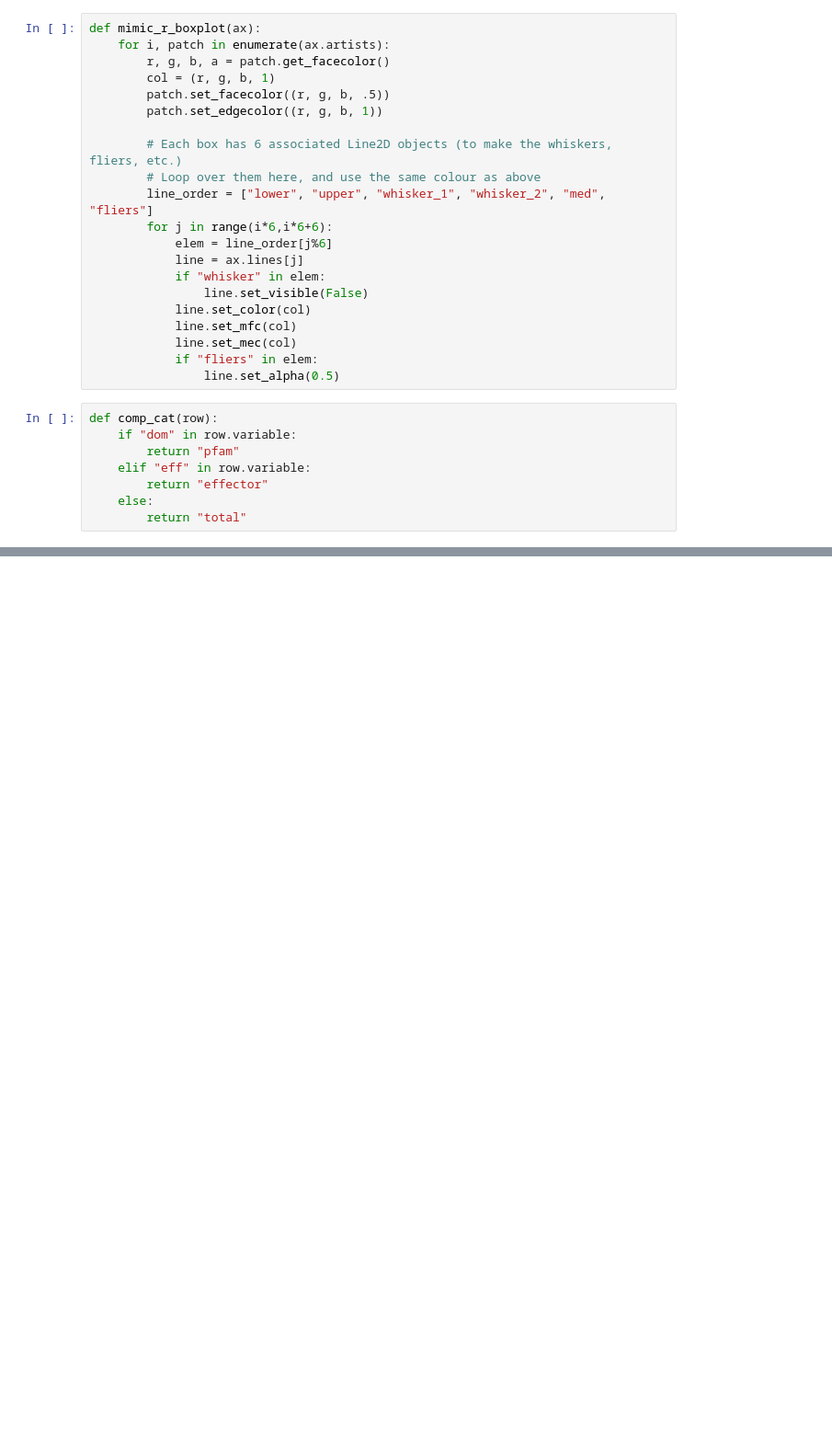
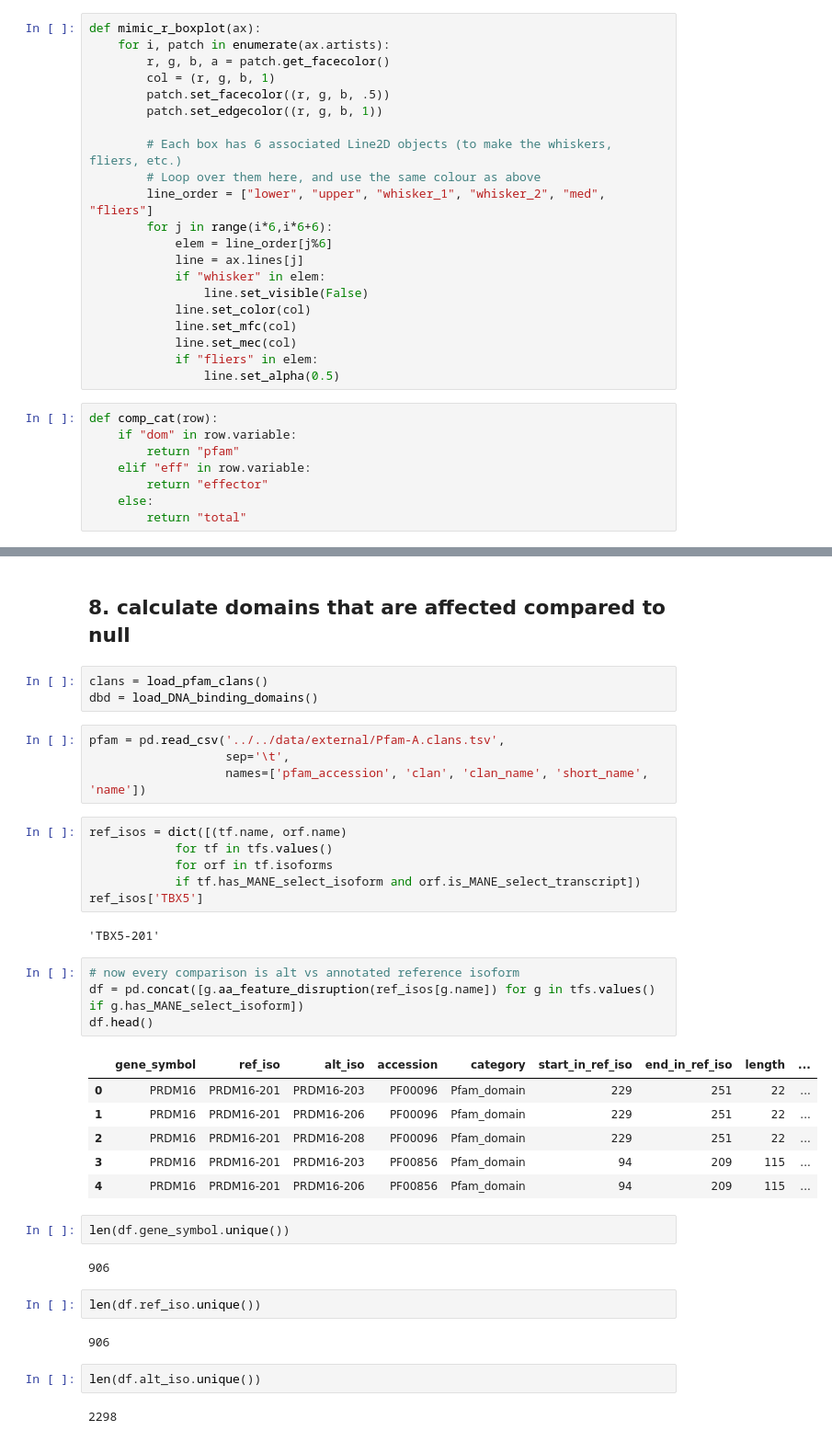
Before and after one commit to CCSB-DFCI/TF_isoforms_paper, a Jupyter notebook: src/gencode_analyses/Fig1__Gencode_Analyses.ipynb, the cells around one changed output, grey strips where cells are left out. Shown at 92% size. Saved outputs shown, nothing was run; the diff lists cells and outputs as text; blank space fills up the shorter version.

```diff
--- a/src/gencode_analyses/Fig1__Gencode_Analyses.ipynb
+++ b/src/gencode_analyses/Fig1__Gencode_Analyses.ipynb
@@ -1334,0 +1447,40 @@ len(ref_alt_map_nonan[(ref_alt_map_nonan["perc_dd_eff"] > 0) |
+# %% [markdown]
+## 8. calculate domains that are affected compared to null
+# %%
+clans = load_pfam_clans()
+dbd = load_DNA_binding_domains()
+# %%
+pfam = pd.read_csv('../../data/external/Pfam-A.clans.tsv',
+                   sep='\t',
+                   names=['pfam_accession', 'clan', 'clan_name', 'short_name', 'name'])
+# %%
+ref_isos = dict([(tf.name, orf.name)
+            for tf in tfs.values()
+            for orf in tf.isoforms
+            if tf.has_MANE_select_isoform and orf.is_MANE_select_transcript])
+ref_isos['TBX5']
+# %% [output]
+'TBX5-201'
+# %%
+# now every comparison is alt vs annotated reference isoform
+df = pd.concat([g.aa_feature_disruption(ref_isos[g.name]) for g in tfs.values() if g.has_MANE_select_isoform])
+df.head()
+# %% [output]
+|  | gene_symbol | ref_iso | alt_iso | accession | category | start_in_ref_iso | end_in_ref_iso | length | ... |
+| 0 | PRDM16 | PRDM16-201 | PRDM16-203 | PF00096 | Pfam_domain | 229 | 251 | 22 | ... |
+| 1 | PRDM16 | PRDM16-201 | PRDM16-206 | PF00096 | Pfam_domain | 229 | 251 | 22 | ... |
+| 2 | PRDM16 | PRDM16-201 | PRDM16-208 | PF00096 | Pfam_domain | 229 | 251 | 22 | ... |
+| 3 | PRDM16 | PRDM16-201 | PRDM16-203 | PF00856 | Pfam_domain | 94 | 209 | 115 | ... |
+| 4 | PRDM16 | PRDM16-201 | PRDM16-206 | PF00856 | Pfam_domain | 94 | 209 | 115 | ... |
+# %%
+len(df.gene_symbol.unique())
+# %% [output]
+906
+# %%
+len(df.ref_iso.unique())
+# %% [output]
+906
+# %%
+len(df.alt_iso.unique())
+# %% [output]
+2298
```
Also changed, not shown: parts of 76 cells of this notebook, 13 other files.
